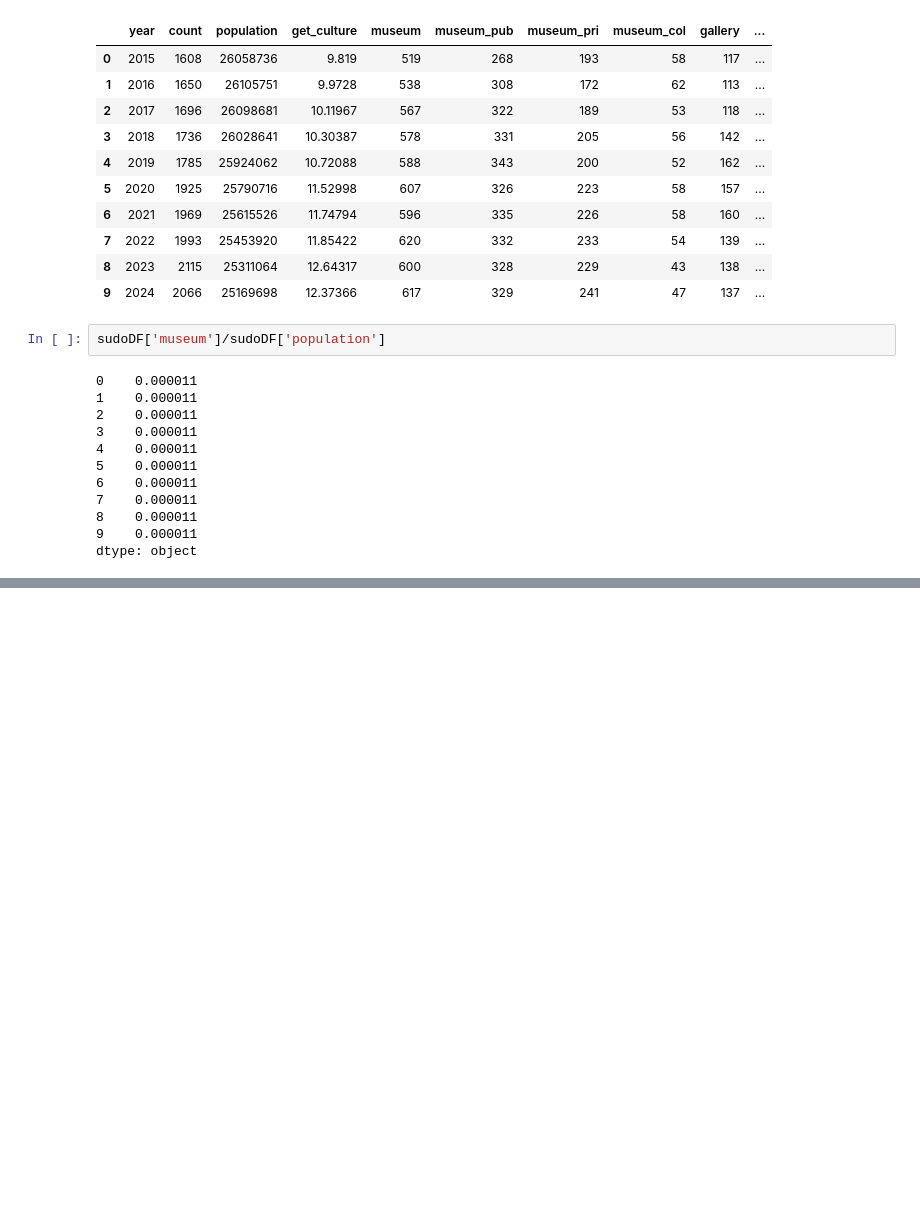
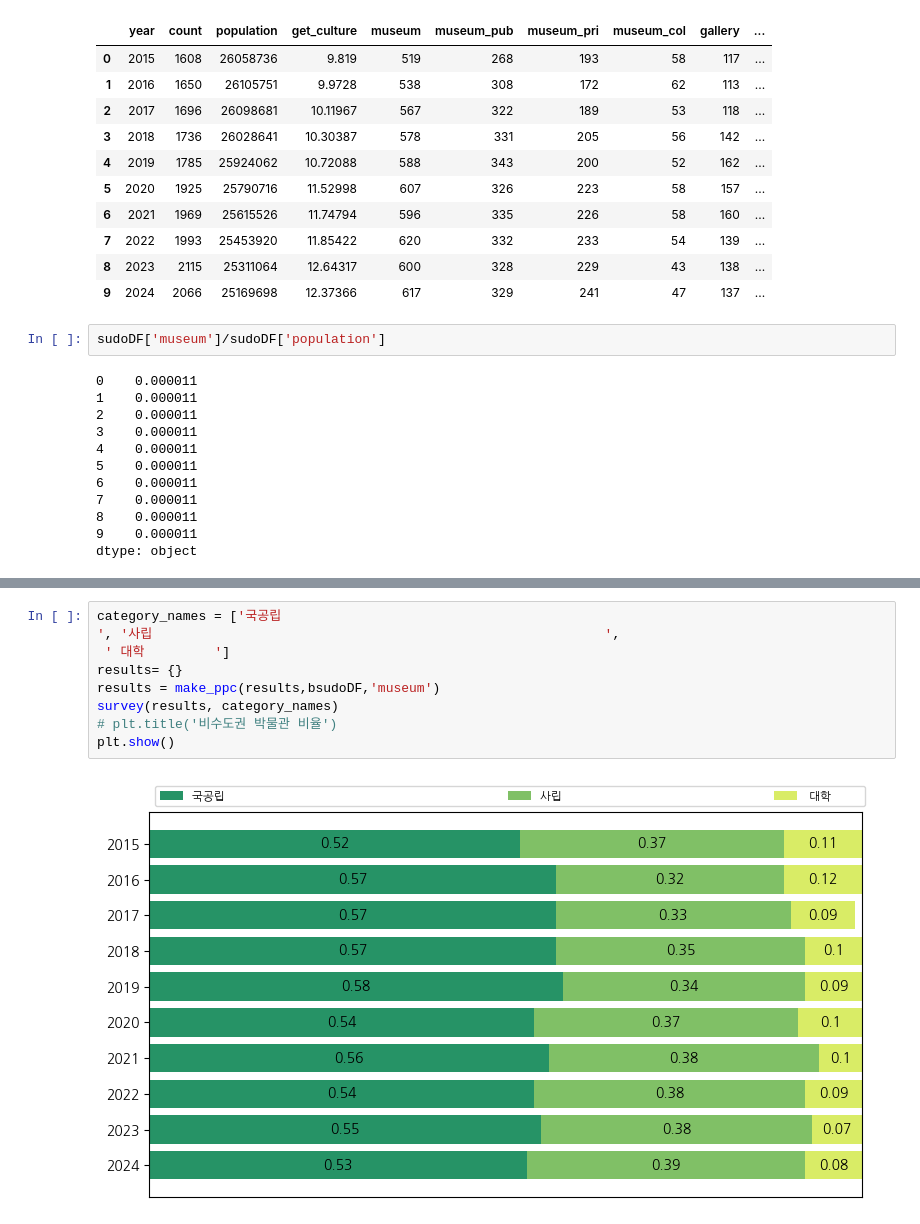
Before and after one commit to matdongsan5/Project, a Jupyter notebook: Numpy_이정욱/check2.ipynb, the cells around one changed output, grey strips where cells are left out. Saved outputs shown, nothing was run; the diff lists cells and outputs as text; blank space fills up the shorter version.

```diff
--- a/Numpy_이정욱/check2.ipynb
+++ b/Numpy_이정욱/check2.ipynb
@@ -285,0 +244,10 @@ TypeError: only length-1 arrays can be converted to Python scalars
+# %%
+category_names = ['국공립                                                                                ', '사립                                                          ',
+ ' 대학         ']
+results= {}
+results = make_ppc(results,bsudoDF,'museum')
+survey(results, category_names)
+# plt.title('비수도권 박물관 비율')
+plt.show()
+# %% [output]
+[figure, added]
```
Also changed, not shown: parts of 10 cells of this notebook, 6 other files.
